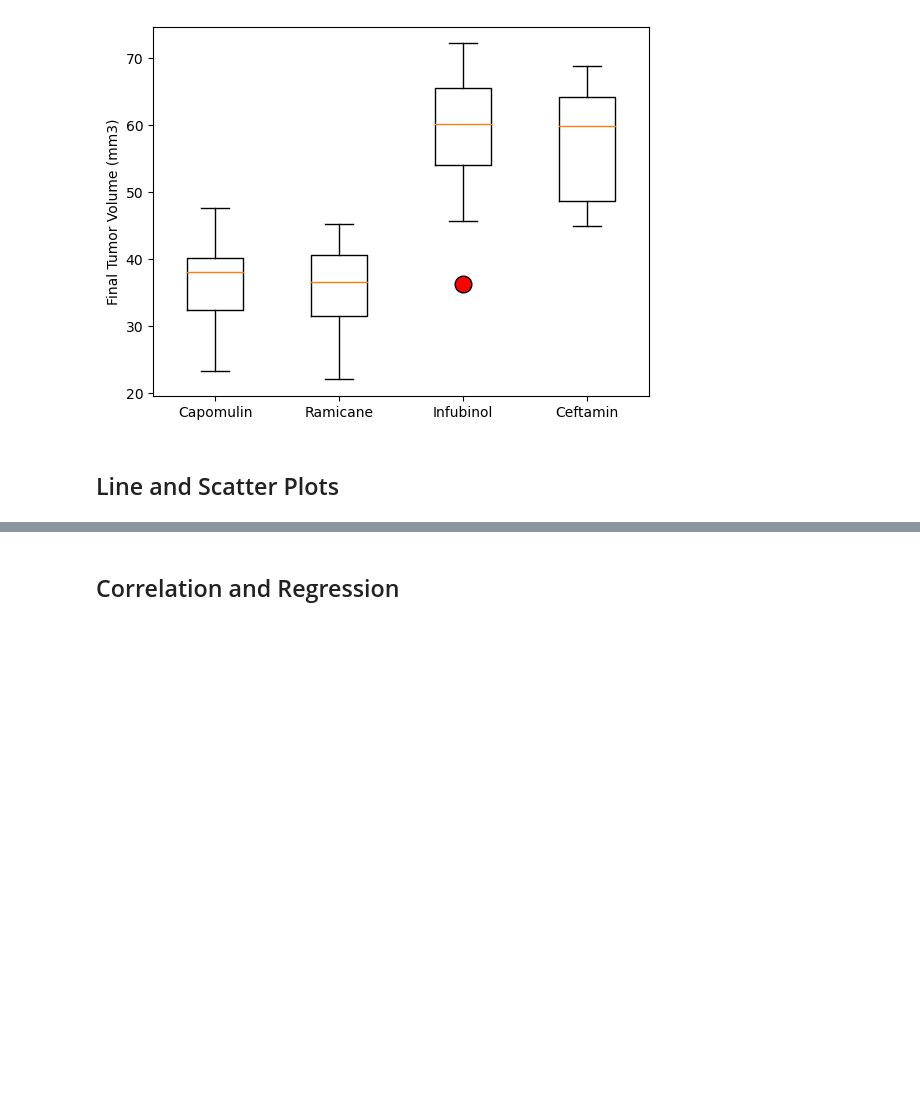
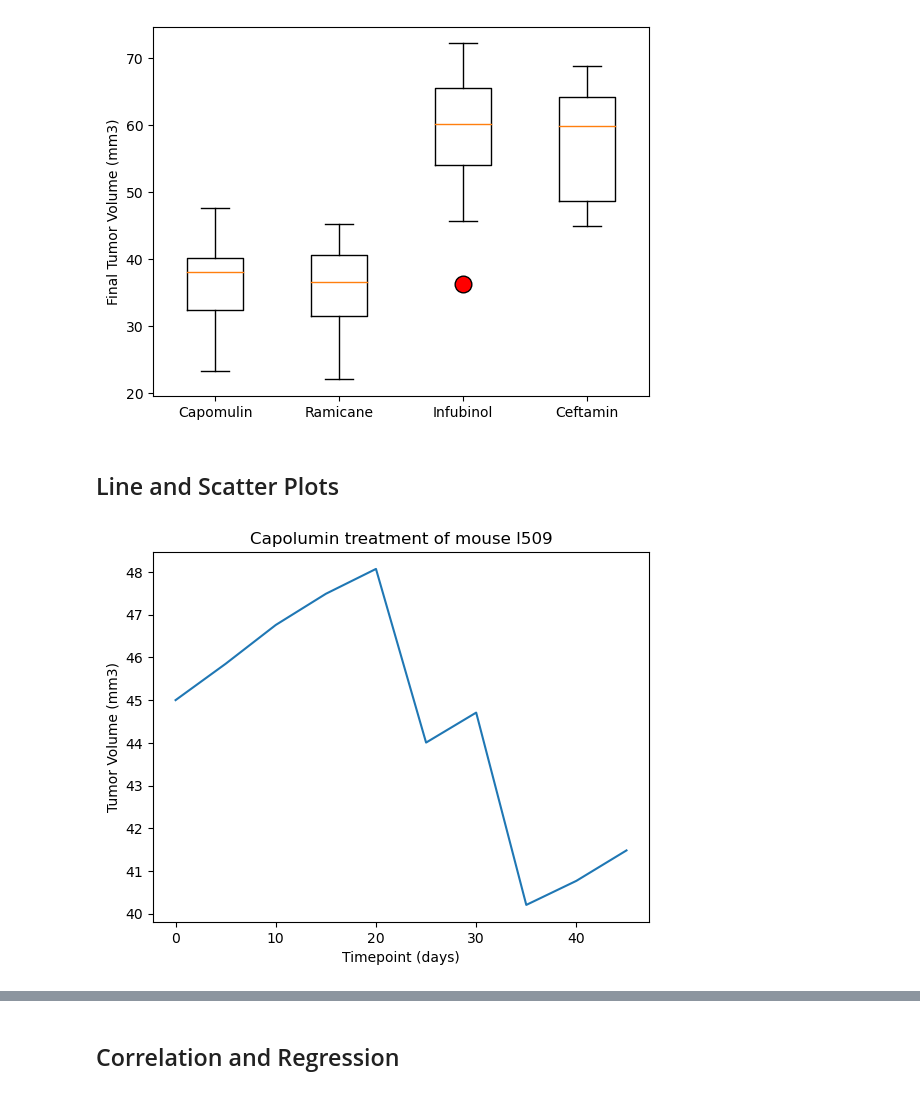
Before and after one commit to xoffvsg/matplotlib_challenge, a Jupyter notebook: Pymaceuticals/pymaceuticals_starter.ipynb, the cells around one changed output, grey strips where cells are left out. Cells and saved outputs as stored; diff of their text form; code cells hidden in the pictures; blank space fills up the shorter version.

```diff
--- a/Pymaceuticals/pymaceuticals_starter.ipynb
+++ b/Pymaceuticals/pymaceuticals_starter.ipynb
@@ -295,3 +361,7 @@ Ceftamin's potential outliers: Series([], Name: Tumor Volume (mm3), dtype: float
 ## Line and Scatter Plots
 # %%
 # Generate a line plot of tumor volume vs. time point for a single mouse treated with Capomulin
+mice2_df[mice2_df['Mouse ID']=='l509'].plot(kind='line',x='Timepoint',y='Tumor Volume (mm3)',legend=None,xlabel='Timepoint (days)',ylabel='Tumor Volume (mm3)',title='Capolumin treatment of mouse l509')
+plt.show()
+# %% [output]
+[figure, added]
```
Also changed, not shown: parts of 28 cells of this notebook.
